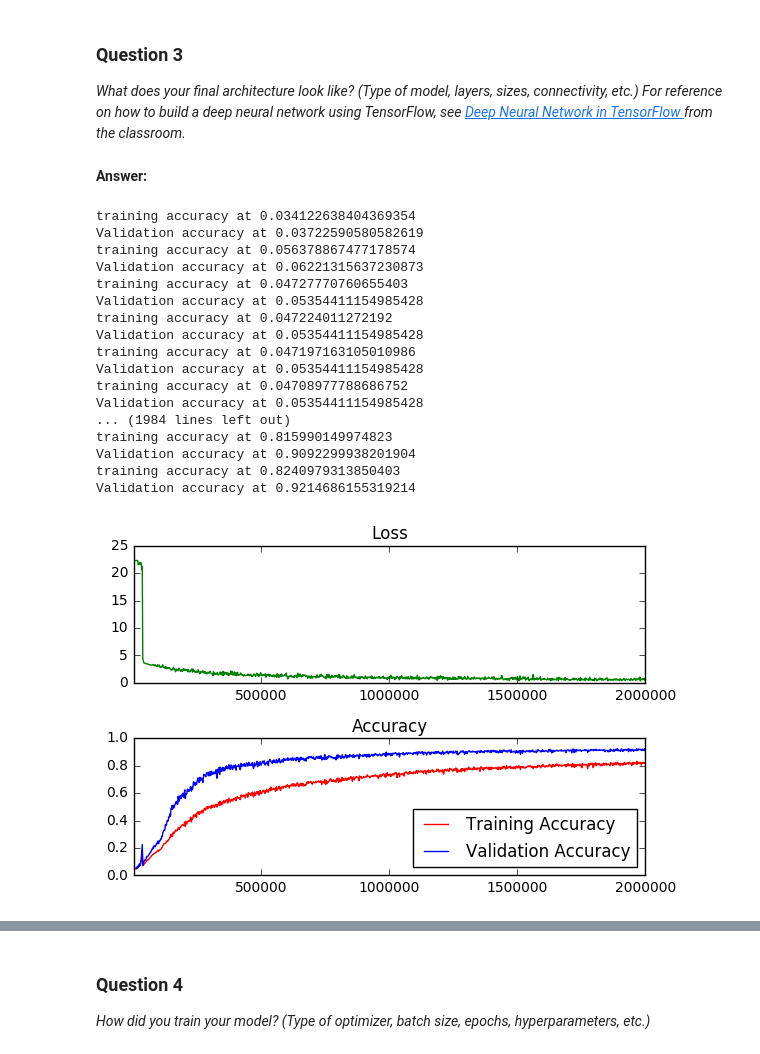
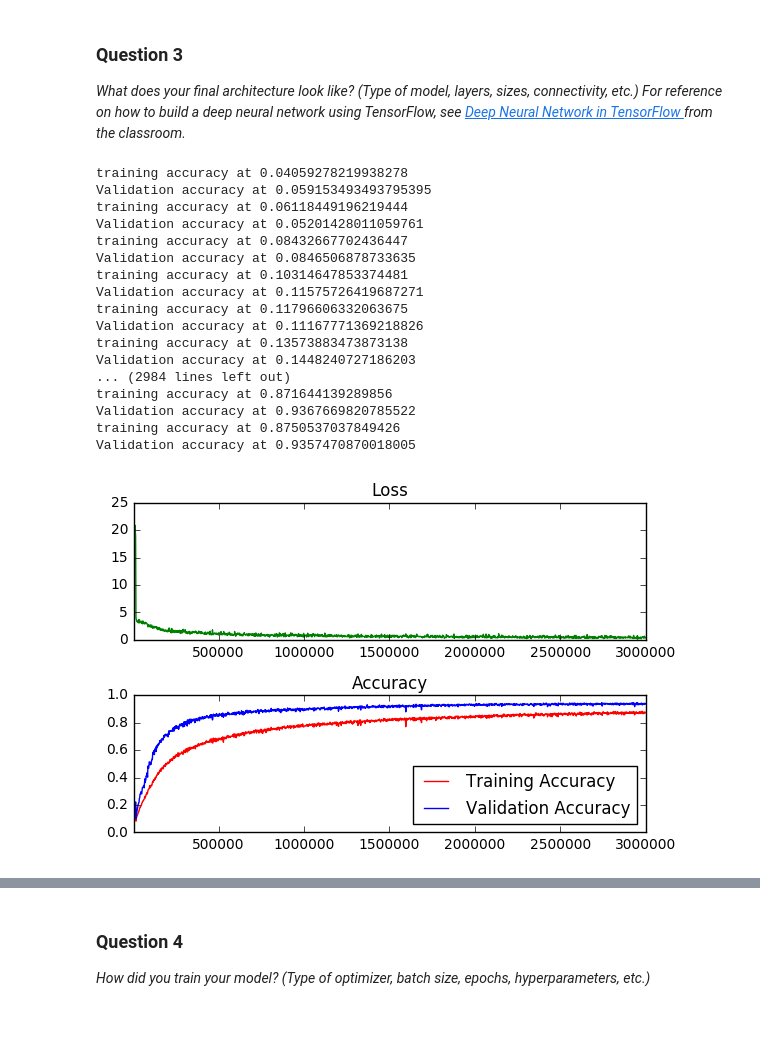
Before and after one commit to apikzorian/P2-Zorian, a Jupyter notebook: P2-Zorian.ipynb, the cells around one changed output, grey strips where cells are left out. Cells and saved outputs as stored; diff of their text form; code cells hidden in the pictures; blank space fills up the shorter version.

```diff
--- a/P2-Zorian.ipynb
+++ b/P2-Zorian.ipynb
@@ -341,5 +341,3 @@ features and labels, called valid_features and valid_labels.
 
 _What does your final architecture look like? (Type of model, layers, sizes, connectivity, etc.)  For reference on how to build a deep neural network using TensorFlow, see [Deep Neural Network in TensorFlow
 ](https://classroom.udacity.com/nanodegrees/nd013/parts/fbf77062-5703-404e-b60c-95b78b2f3f9e/modules/6df7ae49-c61c-4bb2-a23e-6527e69209ec/lessons/b516a270-8600-4f93-a0a3-20dfeabe5da6/concepts/83a3a2a2-a9bd-4b7b-95b0-eb924ab14432) from the classroom._
-# %% [markdown]
-**Answer:**
@@ -346,11 +385,15 @@ _What does your final architecture look like? (Type of model, layers, sizes, con
 # %%
-## import tensorflow as tf
+
+
+
+
+import tensorflow as tf
 from tqdm import tqdm
 import math
 import matplotlib.pyplot as plt
 
 # Parameters
-training_epochs = 1000
+training_epochs = 1500
 batch_size = 64
 learning_rate = 0.2
 
@@ -411,48 +454,48 @@ for epoch_i in range(training_epochs):
     # Check accuracy against testing data #change later to check against validation data
     validation_accuracy = sess.run(accuracy, feed_dict=valid_dict)
 
 
 loss_plot = plt.subplot(211)
 loss_plot.set_title('Loss')
 loss_plot.plot(batches, loss_batch, 'g')
 loss_plot.set_xlim([batches[0], batches[-1]])
 acc_plot = plt.subplot(212)
 acc_plot.set_title('Accuracy')
 
 acc_plot.plot(batches, train_acc_batch, 'r', label='Training Accuracy')
 acc_plot.plot(batches, valid_acc_batch, 'b', label='Validation Accuracy')
 acc_plot.set_ylim([0, 1.0])
 acc_plot.set_xlim([batches[0], batches[-1]])
 acc_plot.legend(loc=4)
 plt.tight_layout()
 plt.show()
 
 print('Validation accuracy at {}'.format(validation_accuracy))
 
 
 
 
 
 end_time = time.time()
 time_dif = end_time - start_time
 
 print("Time usage: " + str(timedelta(seconds=int(round(time_dif)))))
 # %% [output]
-training accuracy at 0.034122638404369354
-Validation accuracy at 0.03722590580582619
-training accuracy at 0.056378867477178574
-Validation accuracy at 0.06221315637230873
-training accuracy at 0.04727770760655403
-Validation accuracy at 0.05354411154985428
-training accuracy at 0.047224011272192
-Validation accuracy at 0.05354411154985428
-training accuracy at 0.047197163105010986
-Validation accuracy at 0.05354411154985428
-training accuracy at 0.04708977788686752
-Validation accuracy at 0.05354411154985428
-... (1984 lines left out)
-training accuracy at 0.815990149974823
-Validation accuracy at 0.9092299938201904
-training accuracy at 0.8240979313850403
-Validation accuracy at 0.9214686155319214
+training accuracy at 0.04059278219938278
+Validation accuracy at 0.059153493493795395
+training accuracy at 0.06118449196219444
+Validation accuracy at 0.05201428011059761
+training accuracy at 0.08432667702436447
+Validation accuracy at 0.0846506878733635
+training accuracy at 0.10314647853374481
+Validation accuracy at 0.11575726419687271
+training accuracy at 0.11796606332063675
+Validation accuracy at 0.11167771369218826
+training accuracy at 0.13573883473873138
+Validation accuracy at 0.1448240727186203
+... (2984 lines left out)
+training accuracy at 0.871644139289856
+Validation accuracy at 0.9367669820785522
+training accuracy at 0.8750537037849426
+Validation accuracy at 0.9357470870018005
-[figure, old version]
+[figure, new version]
```
Also changed, not shown: parts of 13 cells of this notebook, 1 other file.
